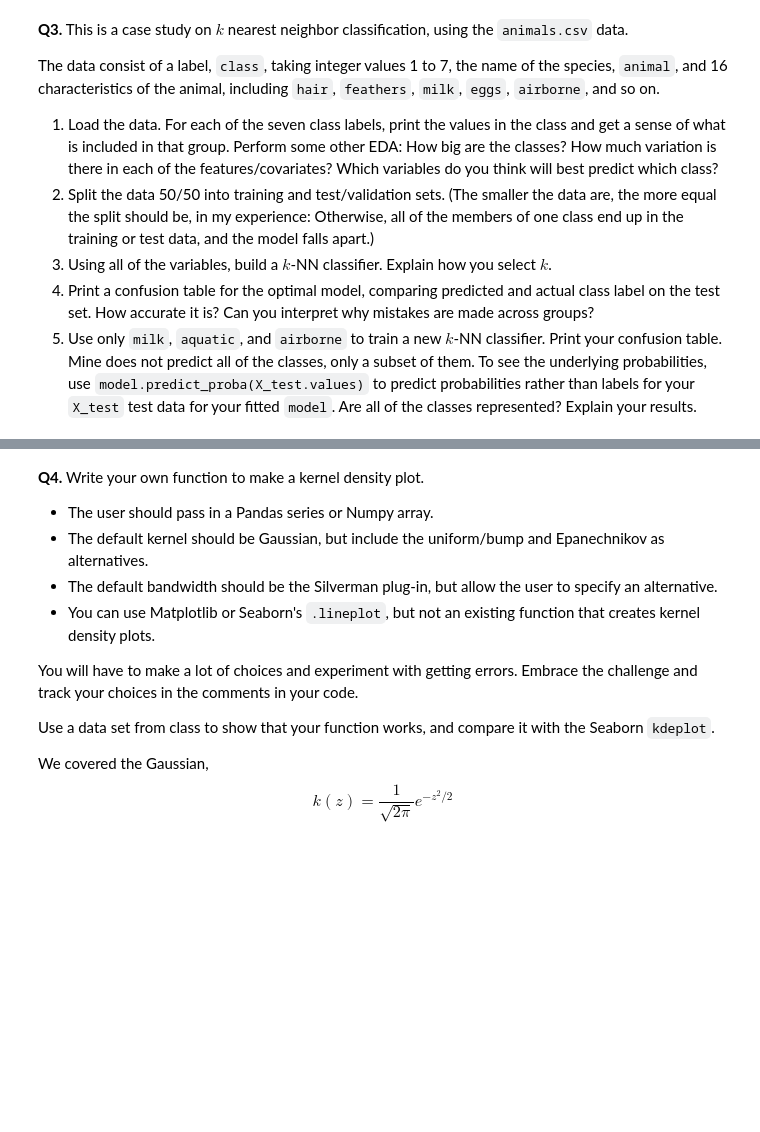
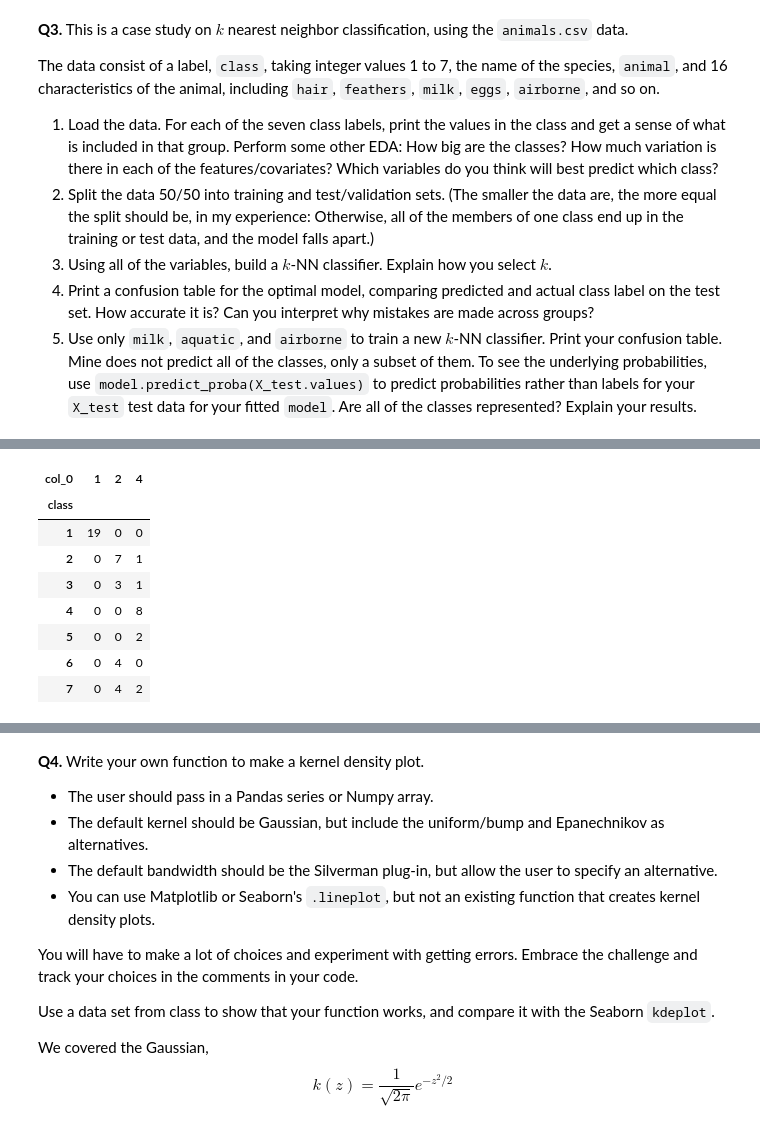
Before and after one commit to btw257-ui/KNN, a Jupyter notebook: assignment/assignment.ipynb, the cells around one changed output, grey strips where cells are left out. Cells and saved outputs as stored; diff of their text form; code cells hidden in the pictures; blank space fills up the shorter version.

```diff
--- a/assignment/assignment.ipynb
+++ b/assignment/assignment.ipynb
@@ -145,0 +242,20 @@ The data consist of a label, `class`, taking integer values 1 to 7, the name of
+# %%
+#Part 5
+X_train2 = X_train1[['milk', 'aquatic', 'airborne']]
+X_test2 = X_test1[['milk', 'aquatic', 'airborne']]
+
+model = KNeighborsClassifier(n_neighbors=3)
+fitted_model = model.fit(X_train2,y_train1)
+y_hat1 = fitted_model.predict(X_test2)
+pd.crosstab(y_test1,y_hat1)
+#only 1, 2, 4, & 6 are predicted
+# %% [output]
+| col_0 | 1 | 2 | 4 |
+| class |  |  |  |
+| 1 | 19 | 0 | 0 |
+| 2 | 0 | 7 | 1 |
+| 3 | 0 | 3 | 1 |
+| 4 | 0 | 0 | 8 |
+| 5 | 0 | 0 | 2 |
+| 6 | 0 | 4 | 0 |
+| 7 | 0 | 4 | 2 |
```
Also changed, not shown: parts of 5 cells of this notebook.
